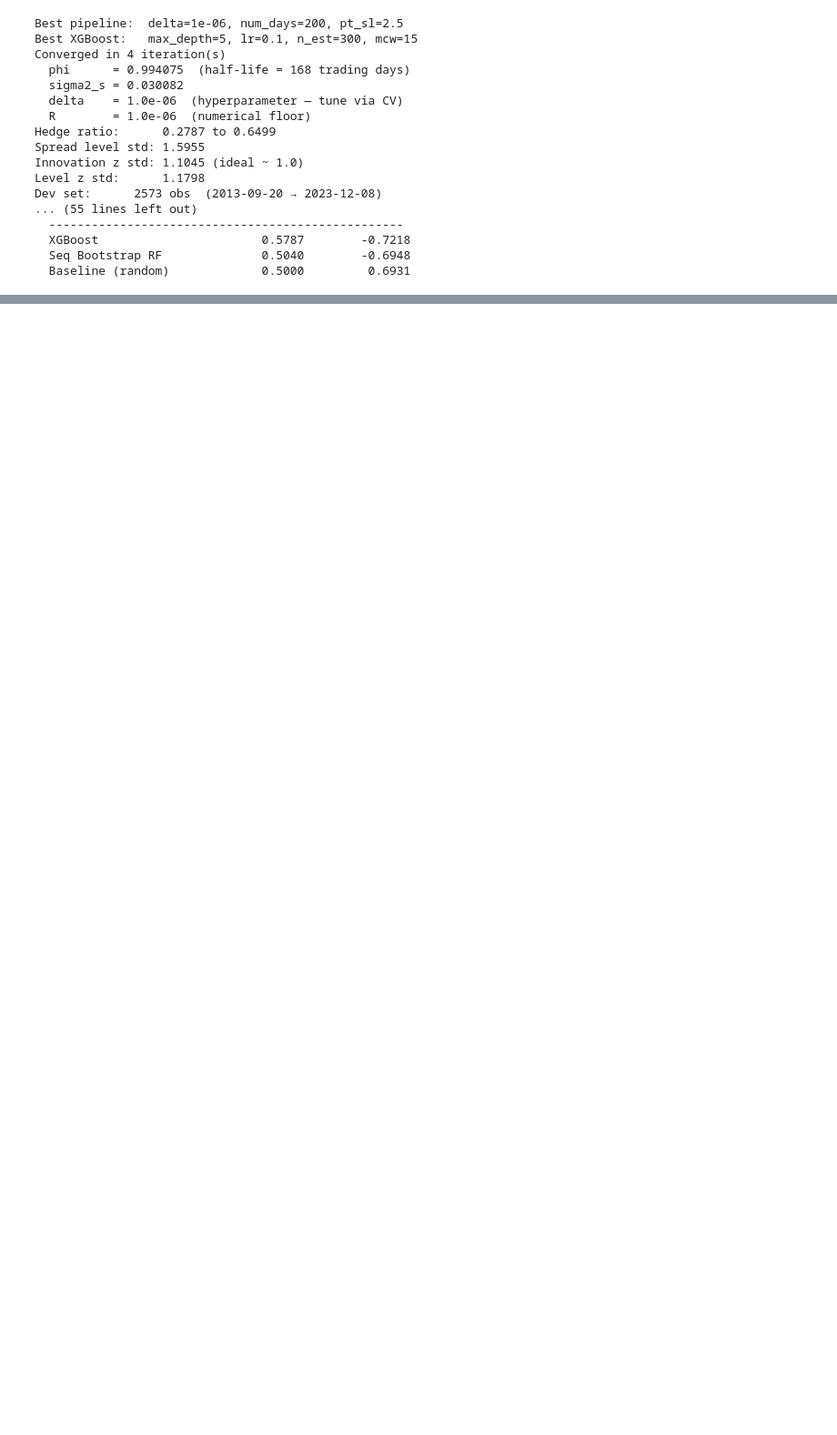
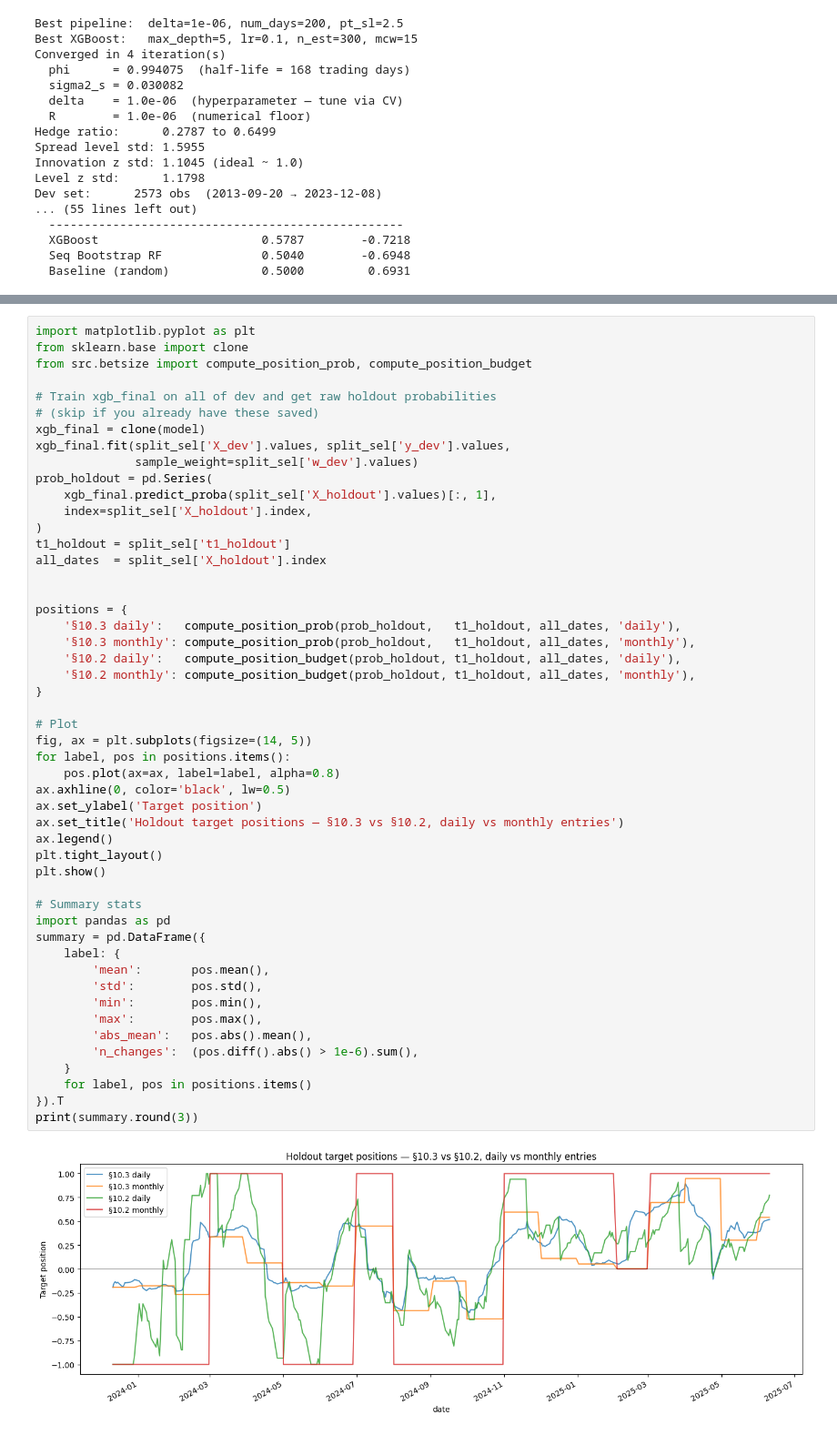
Before and after one commit to wiktorgrocholewski/Spring2026-TIC, a Jupyter notebook: Ensemble_Wiktor/notebooks/2_modelling.ipynb, the cells around one changed output, grey strips where cells are left out. Shown at 91% size. Drawn from its saved outputs; the diff is of its cells as text; blank space fills up the shorter version.

```diff
--- a/Ensemble_Wiktor/notebooks/2_modelling.ipynb
+++ b/Ensemble_Wiktor/notebooks/2_modelling.ipynb
@@ -697,0 +704,52 @@ Dev set:      2573 obs  (2013-09-20 → 2023-12-08)
+# %%
+import matplotlib.pyplot as plt
+from sklearn.base import clone
+from src.betsize import compute_position_prob, compute_position_budget
+
+# Train xgb_final on all of dev and get raw holdout probabilities
+# (skip if you already have these saved)
+xgb_final = clone(model)
+xgb_final.fit(split_sel['X_dev'].values, split_sel['y_dev'].values,
+              sample_weight=split_sel['w_dev'].values)
+prob_holdout = pd.Series(
+    xgb_final.predict_proba(split_sel['X_holdout'].values)[:, 1],
+    index=split_sel['X_holdout'].index,
+)
+t1_holdout = split_sel['t1_holdout']
+all_dates  = split_sel['X_holdout'].index
+
+
+positions = {
+    '§10.3 daily':   compute_position_prob(prob_holdout,   t1_holdout, all_dates, 'daily'),
+    '§10.3 monthly': compute_position_prob(prob_holdout,   t1_holdout, all_dates, 'monthly'),
+    '§10.2 daily':   compute_position_budget(prob_holdout, t1_holdout, all_dates, 'daily'),
+    '§10.2 monthly': compute_position_budget(prob_holdout, t1_holdout, all_dates, 'monthly'),
+}
+
+# Plot
+fig, ax = plt.subplots(figsize=(14, 5))
+for label, pos in positions.items():
+    pos.plot(ax=ax, label=label, alpha=0.8)
+ax.axhline(0, color='black', lw=0.5)
+ax.set_ylabel('Target position')
+ax.set_title('Holdout target positions — §10.3 vs §10.2, daily vs monthly entries')
+ax.legend()
+plt.tight_layout()
+plt.show()
+
+# Summary stats
+import pandas as pd
+summary = pd.DataFrame({
+    label: {
+        'mean':       pos.mean(),
+        'std':        pos.std(),
+        'min':        pos.min(),
+        'max':        pos.max(),
+        'abs_mean':   pos.abs().mean(),
+        'n_changes':  (pos.diff().abs() > 1e-6).sum(),
+    }
+    for label, pos in positions.items()
+}).T
+print(summary.round(3))
+# %% [output]
+[figure, added]
```
Also changed, not shown: parts of 11 cells of this notebook, 4 other files.
